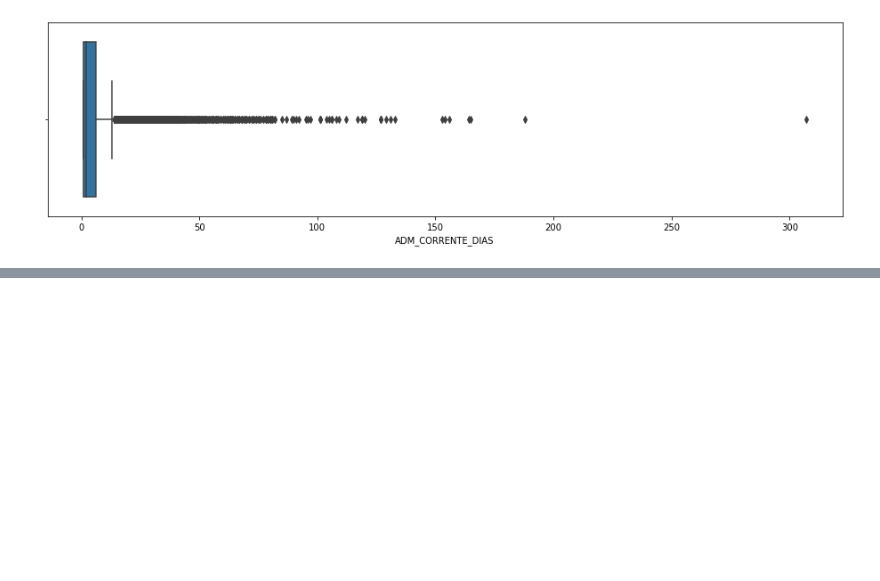
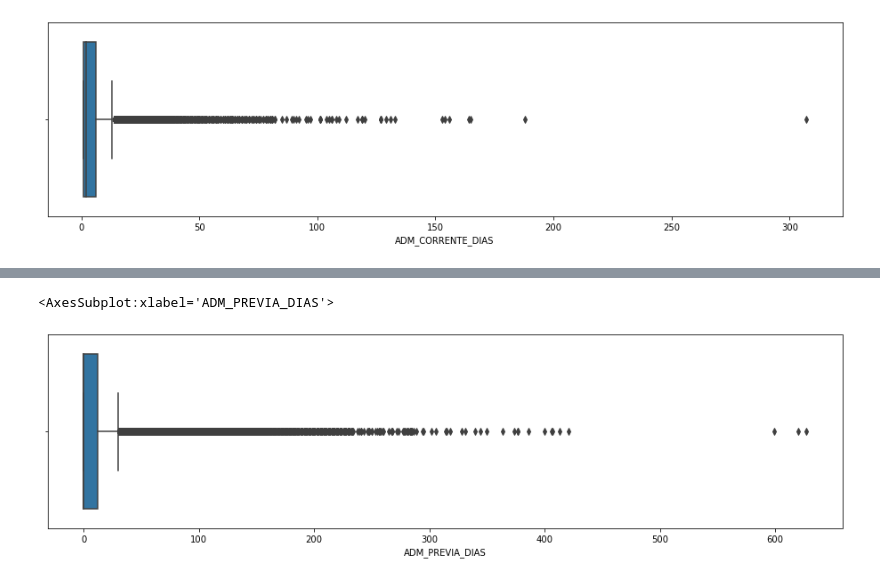
Before and after one commit to davimatfacil/compartilha_jupyter, a Jupyter notebook: ModelagemPreditiva_Readimissão.ipynb, the cells around one changed output, grey strips where cells are left out. Cells and saved outputs as stored; diff of their text form; code cells hidden in the pictures; blank space fills up the shorter version.

```diff
--- a/ModelagemPreditiva_Readimissão.ipynb
+++ b/ModelagemPreditiva_Readimissão.ipynb
@@ -242,0 +251,6 @@ dados = dados.drop(dados[(dados['ADM_CORRENTE_DIAS']>180)].index)
+# %%
+# Visualizando os outliers da variável ADM_PREVIA_DIAS
+sns.boxplot(x = dados['ADM_PREVIA_DIAS'])
+# %% [output]
+<AxesSubplot:xlabel='ADM_PREVIA_DIAS'>
+[figure, added]
```
Also changed, not shown: parts of 55 cells of this notebook.
